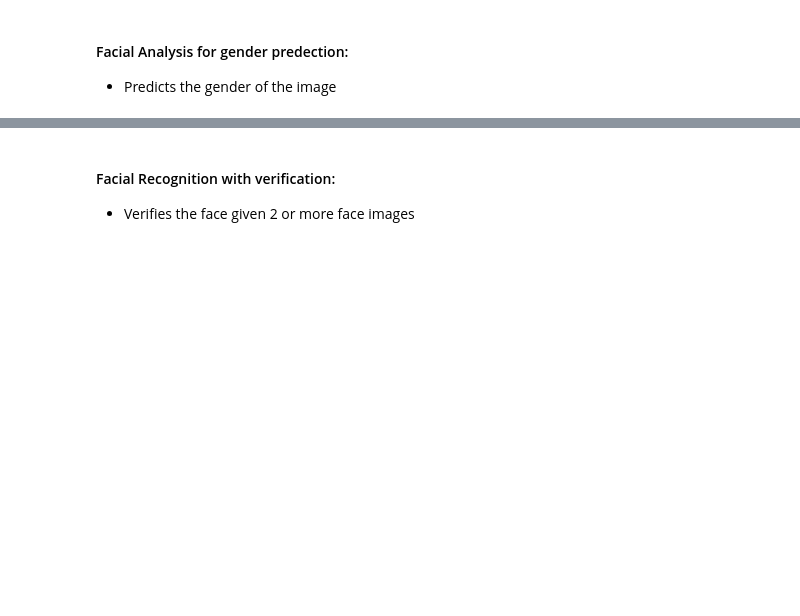
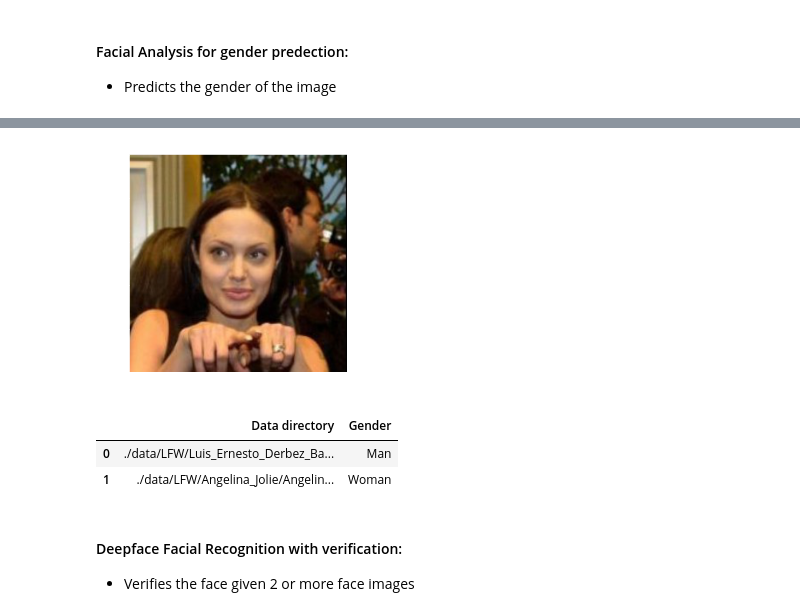
Before and after one commit to sushii2001/DeepFace-gender-bias-detection, a Jupyter notebook: DeepFace-demo.ipynb, the cells around one changed output, grey strips where cells are left out. Saved outputs shown, nothing was run; the diff lists cells and outputs as text; code cells hidden in the pictures; blank space fills up the shorter version.

```diff
--- a/DeepFace-demo.ipynb
+++ b/DeepFace-demo.ipynb
@@ -83,7 +88,7 @@ METRIC = "euclidean_l2"
 BACKEND = ['opencv', 'retinaface', 'mtcnn']
 
 # Select 'Male' or 'Female'
-TEST_GENDER = 'Male'
+TEST_GENDER = 'Female'
 # %% [markdown]
 ### Deepface Demo testing:
 # %% [markdown]
@@ -120,0 +98,35 @@ for i in os.listdir(data_people):
+# %%
+def deepface_gender_test(gender, multiple=False):
+    ### MANUAL SETTING ###
+    if gender == "Male":
+        data_people = f"./data/{DATASET}/Luis_Ernesto_Derbez_Bautista"        # Example Male
+    elif gender == "Female":
+        data_people = f"./data/{DATASET}/Angelina_Jolie"                      # Example Female
+    else:
+        raise Exception("Gender is neither Male or Female")
+
+    # Deepface Test one single image gender prediction
+    if not multiple:
+        # sample image
+        data_images = os.listdir(data_people)
+        data_image = f"{data_people}/{rd.sample(data_images, 1).pop()}"   ### can manual select image from here  ###
+        data_res = DeepFace.analyze(data_image, actions =["gender"], enforce_detection=False)
+
+        # Show result:
+        print(data_res)
+        plt.imshow(plt.imread(data_image))
+
+        return {"Data directory": data_image, "Gender": data_res['gender']}
+
+    # Deepface Test multiple images gender prediction
+    else:
+        for i in os.listdir(data_people):
+            data_image = f"{data_people}/{i}"
+            data_res = DeepFace.analyze(data_image, actions =["gender"], enforce_detection=False)
+
+            # Show result:
+            print(data_res)
+            plt.imshow(plt.imread(data_image))
+# %%
+df_gender_res = deepface_gender_test(TEST_GENDER)
+# %% [output]
@@ -120,0 +135,14 @@ for i in os.listdir(data_people):
+[figure, added]
+# %%
+result_new = pd.DataFrame([df_gender_res])
+
+frames = [result_gui_gender, result_new]
+result_gui_new = pd.concat(frames)
+
+result_gui_new = result_gui_new.reset_index()
+result_gui_new.drop(columns=['index'], inplace=True)
+result_gui_new
+# %% [output]
+|  | Data directory | Gender |
+| 0 | ./data/LFW/Luis_Ernesto_Derbez_Ba... | Man |
+| 1 | ./data/LFW/Angelina_Jolie/Angelin... | Woman |
@@ -121,5 +154,4 @@ for i in os.listdir(data_people):
 # %% [markdown]
-#### Facial Recognition with verification:
-
+#### Deepface Facial Recognition with verification:
 - Verifies the face given 2 or more face images
 # %%
```
Also changed, not shown: parts of 9 cells of this notebook, 12 other files.
